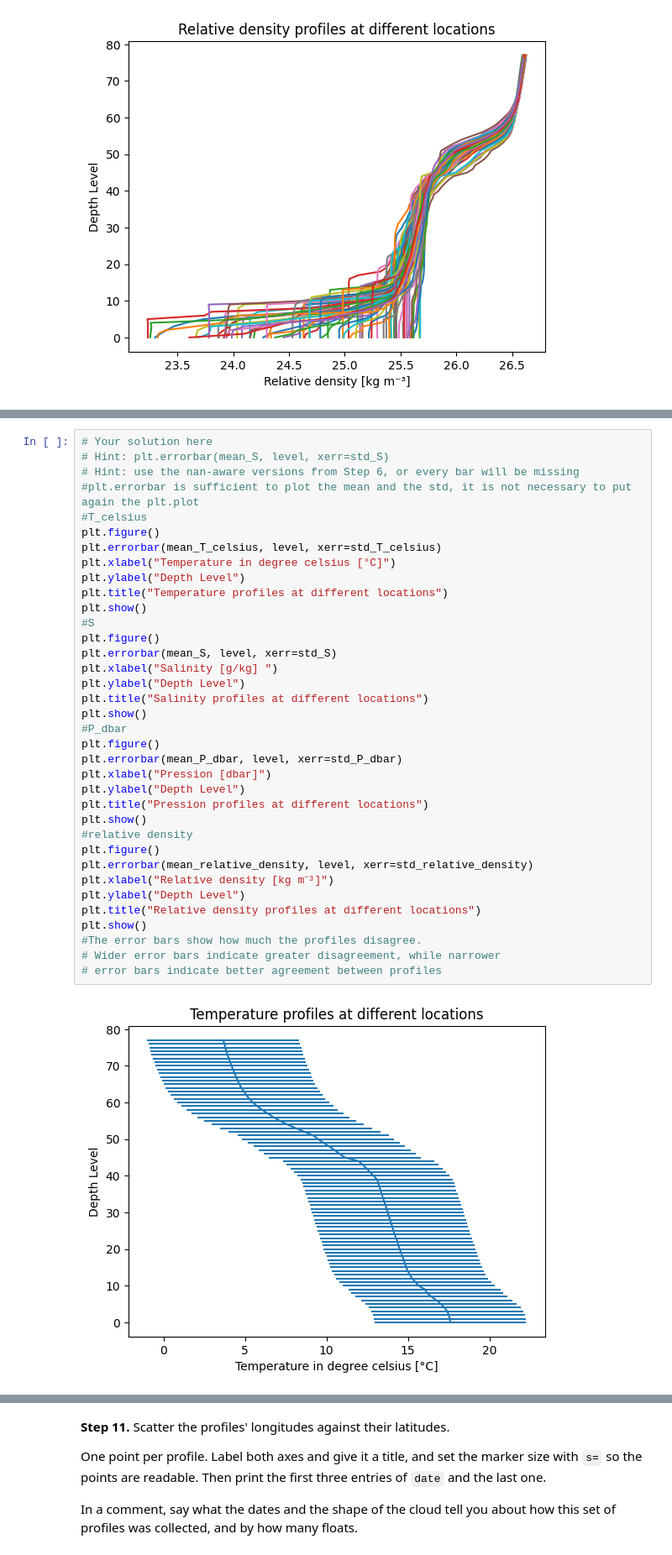
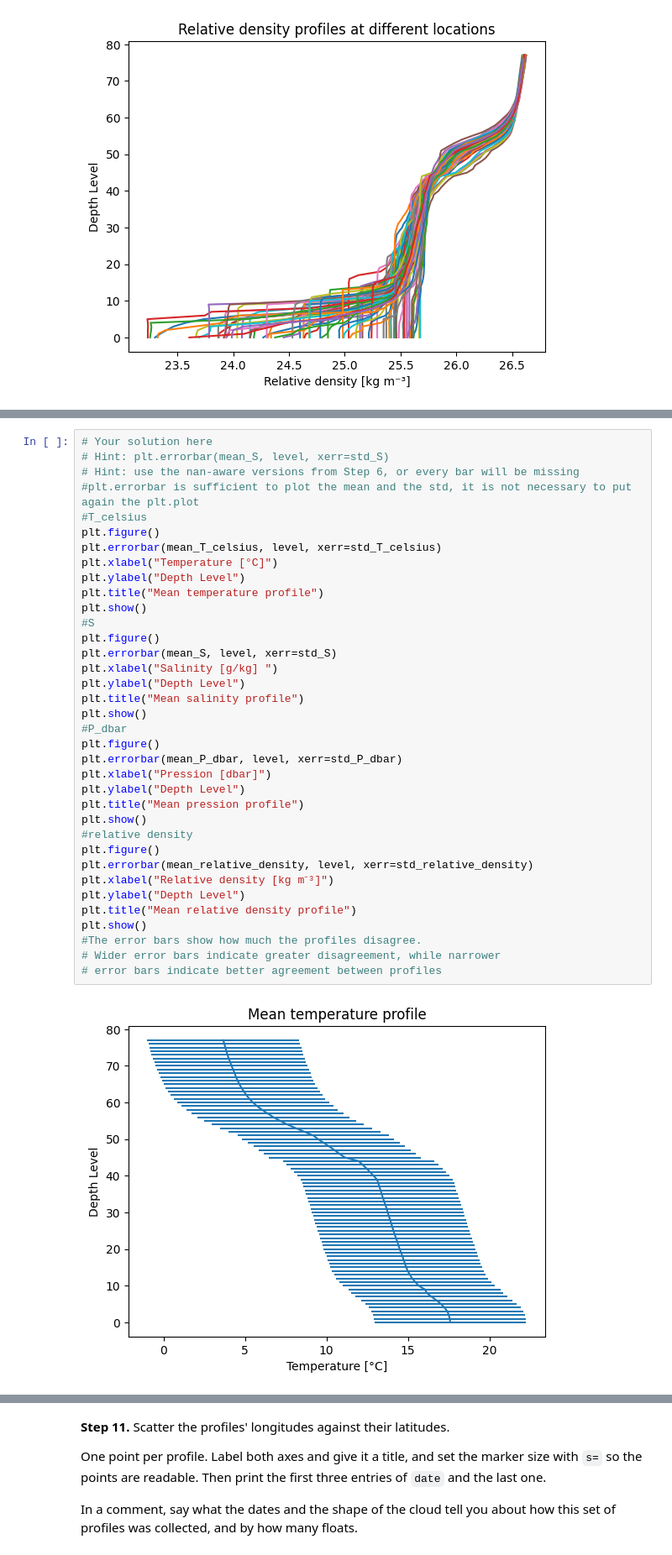
Before and after one commit to mat381/2026_Intro_Python, a Jupyter notebook: exo_1.3-numpy-environmental-exercises.ipynb, the cells around one changed output, grey strips where cells are left out. Shown at 84% size. Cells and saved outputs as stored; diff of their text form.

```diff
--- a/exo_1.3-numpy-environmental-exercises.ipynb
+++ b/exo_1.3-numpy-environmental-exercises.ipynb
@@ -428,36 +428,36 @@ near the surface compared with at depth.
 # Hint: plt.errorbar(mean_S, level, xerr=std_S)
 # Hint: use the nan-aware versions from Step 6, or every bar will be missing
 #plt.errorbar is sufficient to plot the mean and the std, it is not necessary to put again the plt.plot
 #T_celsius
 plt.figure()
 plt.errorbar(mean_T_celsius, level, xerr=std_T_celsius)
-plt.xlabel("Temperature in degree celsius [°C]")
+plt.xlabel("Temperature [°C]")
 plt.ylabel("Depth Level")
-plt.title("Temperature profiles at different locations")
+plt.title("Mean temperature profile")
 plt.show()
 #S
 plt.figure()
 plt.errorbar(mean_S, level, xerr=std_S)
 plt.xlabel("Salinity [g/kg] ")
 plt.ylabel("Depth Level")
-plt.title("Salinity profiles at different locations")
+plt.title("Mean salinity profile")
 plt.show()
 #P_dbar
 plt.figure()
 plt.errorbar(mean_P_dbar, level, xerr=std_P_dbar)
 plt.xlabel("Pression [dbar]")
 plt.ylabel("Depth Level")
-plt.title("Pression profiles at different locations")
+plt.title("Mean pression profile")
 plt.show()
 #relative density
 plt.figure()
 plt.errorbar(mean_relative_density, level, xerr=std_relative_density)
 plt.xlabel("Relative density [kg m⁻³]")
 plt.ylabel("Depth Level")
-plt.title("Relative density profiles at different locations")
+plt.title("Mean relative density profile")
 plt.show()
 #The error bars show how much the profiles disagree.
 # Wider error bars indicate greater disagreement, while narrower
 # error bars indicate better agreement between profiles
 # %% [output]
-[figure, old version]
+[figure, new version]
```
Also changed, not shown: parts of 2 cells of this notebook.
